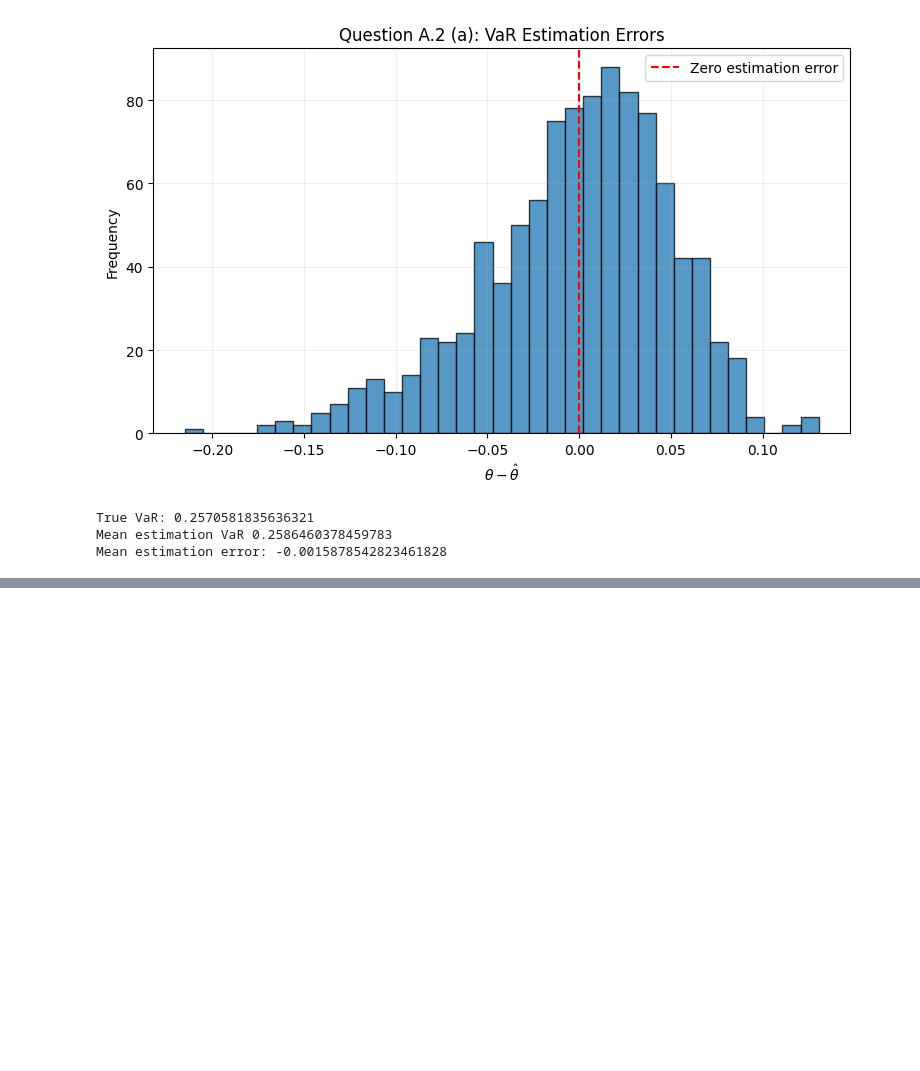
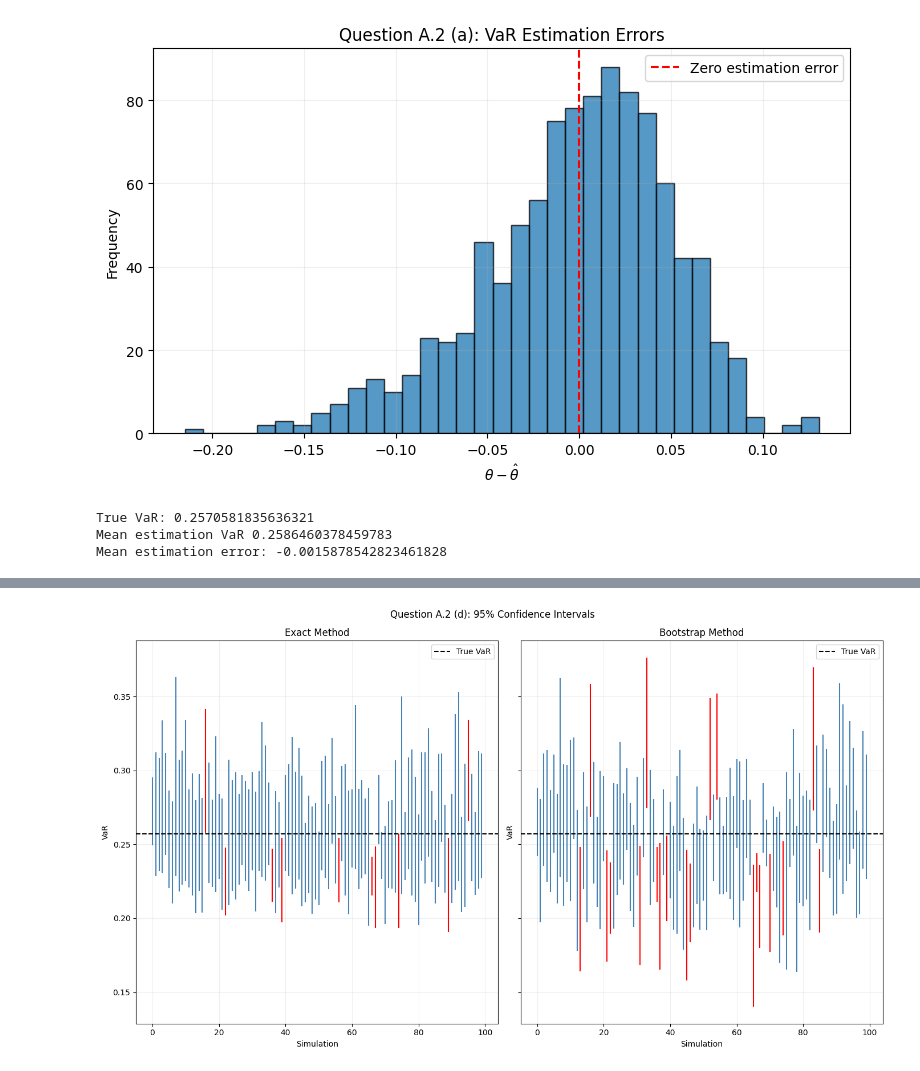
Before and after one commit to tom-fritzdorf/Risk-managment, a Jupyter notebook: Projekt1_Tom.ipynb, the cells around one changed output, grey strips where cells are left out. Cells and saved outputs as stored; diff of their text form; code cells hidden in the pictures; blank space fills up the shorter version.

```diff
--- a/Projekt1_Tom.ipynb
+++ b/Projekt1_Tom.ipynb
@@ -137,8 +137,9 @@ for i in range(N):
     R = t.rvs(df=nu, loc=mu, scale=sigma, size=n)
 
     X = V0 * (R - 1)
+    L = -X
+    theta_est = np.quantile(L, p, method = "inverted_cdf")
 
-    theta_est = -np.quantile(X, a, method = "inverted_cdf")
 
     error_list.append(float(theta_true - theta_est))
 
@@ -168,0 +224,88 @@ Mean estimation error: -0.0015878542823461828
+# %%
+np.random.seed(37)
+
+n = 700
+N = 1000
+k = 100
+p = 0.975
+q = 0.95
+
+lower = int(N * (1-q)/2)
+upper = int(N * (1+q)/2)
+
+theta_true = -V0 * (t.ppf(1-p, df=nu, loc=mu, scale=sigma) - 1)
+
+exact_lower = []
+exact_upper = []
+
+boot_lower = []
+boot_upper = []
+
+
+j1 = n - int(binom.ppf((1+q)/2, n, 1-p))
+j2 = n - int(binom.ppf((1-q)/2, n, 1-p))
+
+for i in range(k):
+    R = t.rvs(df=nu, loc=mu, scale=sigma, size=n)
+    X = 10 * (R - 1)
+    L = -X
+    L = np.sort(L)
+
+    exact_lower.append(L[j1-1])
+    exact_upper.append(L[j2-1])
+
+    theta_obs_L = np.quantile(L, p, method = "inverted_cdf")
+
+    L_boot = np.random.choice(L, size = (N, n), replace = True)
+
+    theta_star_L = np.quantile(L_boot, p, axis=1, method = "inverted_cdf")
+    error_L = theta_obs_L - theta_star_L
+
+    error_sorted_L = np.sort(error_L)
+
+    boot_lower.append(theta_obs_L + error_sorted_L[lower-1])
+    boot_upper.append(theta_obs_L + error_sorted_L[upper-1])
+
+
+
+exact_coverage = np.sum(
+    (np.array(exact_lower) <= theta_true) &
+    (theta_true <= np.array(exact_upper))
+)
+
+boot_coverage = np.sum(
+    (np.array(boot_lower) <= theta_true) &
+    (theta_true <= np.array(boot_upper))
+)
+
+print(f"Exact method: {exact_coverage}/100")
+print(f"Bootstrap method: {boot_coverage}/100")
+
+
+fig, axes = plt.subplots(1, 2, figsize=(14, 8), sharex=True, sharey=True)
+
+for ax, ci_lower, ci_upper, title in zip(
+    axes,
+    [exact_lower, boot_lower],
+    [exact_upper, boot_upper],
+    ["Exact Method", "Bootstrap Method"]
+):
+    for i in range(k):
+        color = "steelblue" if ci_lower[i] <= theta_true <= ci_upper[i] else "red"
+
+        ax.plot([i, i], [ci_lower[i], ci_upper[i]],
+                color=color, linewidth=1.5)
+
+    ax.axhline(theta_true, color="black",
+               linestyle="--", label="True VaR")
+
+    ax.set_title(title)
+    ax.set_xlabel("Simulation")
+    ax.set_ylabel("VaR")
+    ax.grid(alpha=0.2)
+    ax.legend()
+
+plt.suptitle("Question A.2 (d): 95% Confidence Intervals")
+plt.tight_layout()
+plt.show()
+# %% [output]
@@ -168,0 +314 @@ Mean estimation error: -0.0015878542823461828
+[figure, added]
```
Also changed, not shown: parts of 2 cells of this notebook.
